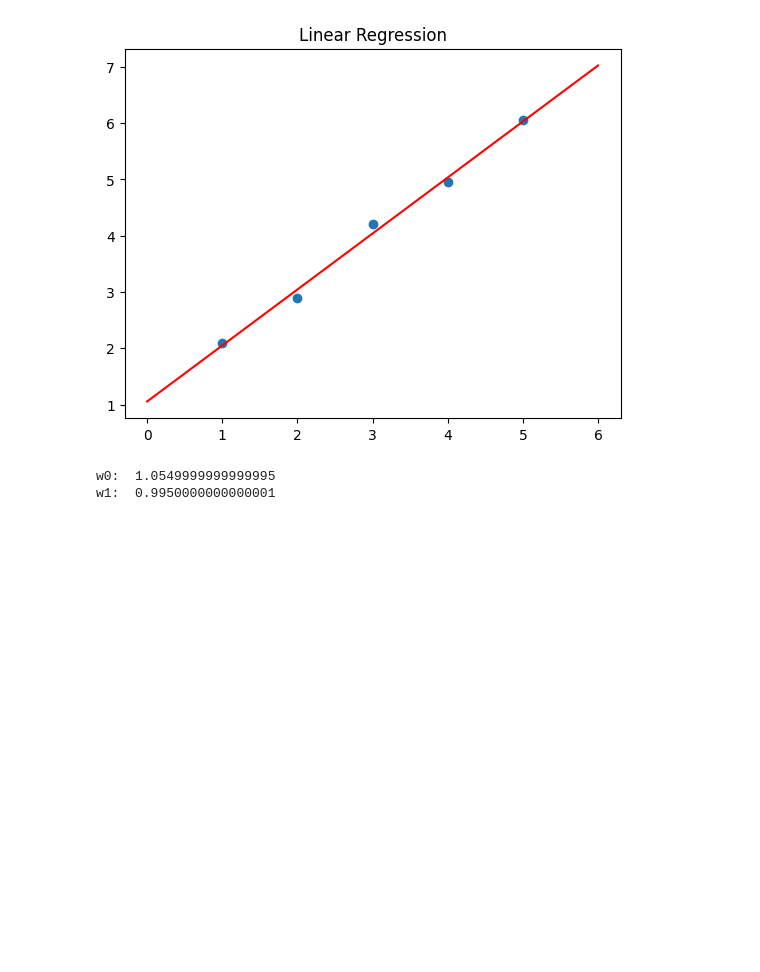
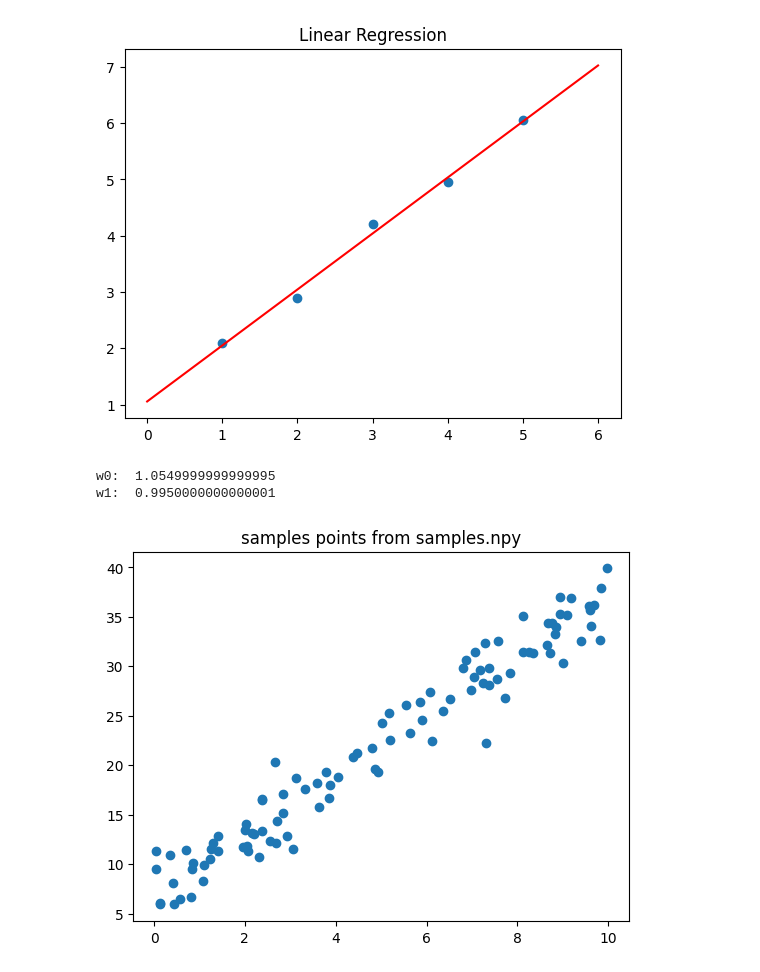
Before and after one commit to fouad1233/machine_learning_tutorials, a Jupyter notebook: 001_regression/main.ipynb, the cells around one changed output. Drawn from its saved outputs; the diff is of its cells as text; code cells hidden in the pictures; blank space fills up the shorter version.

Commit message:
Update (main.ipynb)
A sample data generated as sapmles.npy and regression over the data maded

```diff
--- a/001_regression/main.ipynb
+++ b/001_regression/main.ipynb
@@ -39,0 +50,10 @@ w1:  0.9950000000000001
+# %%
+#open the samples.npy file
+samples = np.load("samples.npy")
+x = samples[:, 0]
+y = samples[:, 1]
+plt.title("samples points from samples.npy")
+plt.scatter(x, y)
+plt.show()
+# %% [output]
+[figure, added]
```
Also changed, not shown: parts of 2 cells of this notebook, 1 other file.
